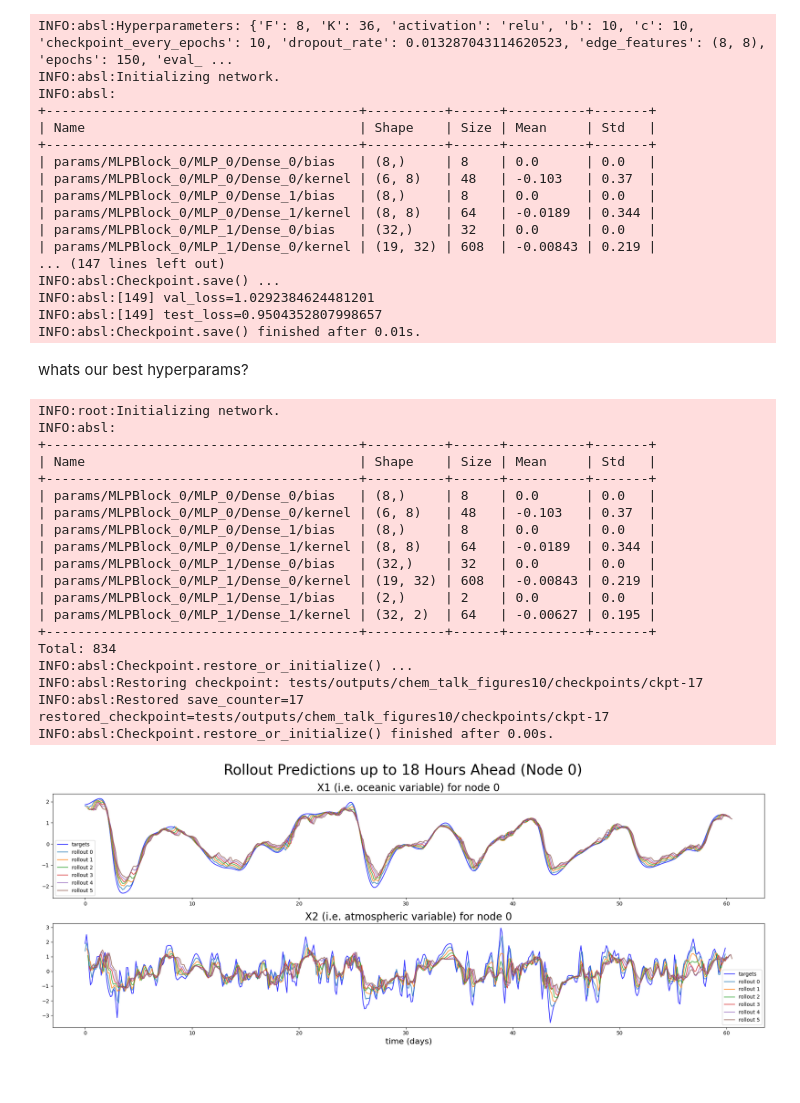
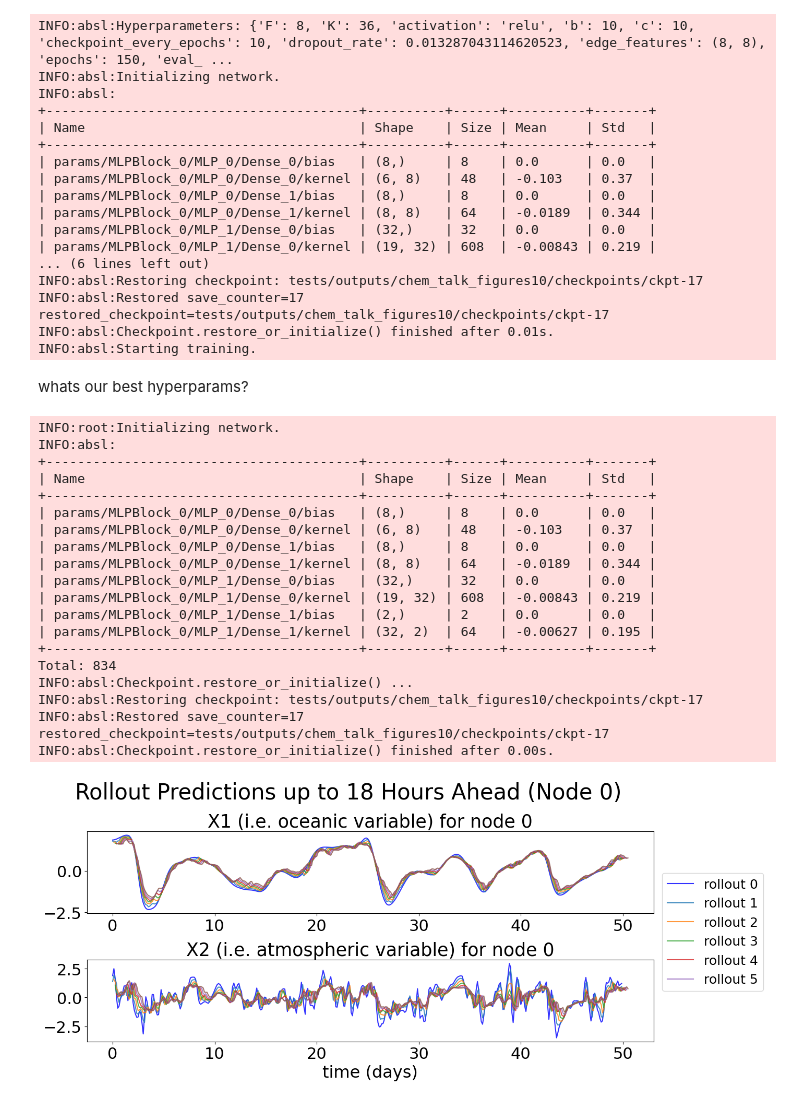
Before and after one commit to miamirabelli/lorenzGNN, a Jupyter notebook: chem_talk_figures.ipynb, the cells around one changed output. Saved outputs shown, nothing was run; the diff lists cells and outputs as text; code cells hidden in the pictures.

```diff
--- a/chem_talk_figures.ipynb
+++ b/chem_talk_figures.ipynb
@@ -47,7 +47,7 @@ config.b=10
 config.h=1
 config.seed=50
 config.normalize=True
-config.fully_connected_edges=False
+config.fully_connected_edges=5
 
 # Optimizer.
 config.optimizer = 'sgd'
@@ -114,11 +105,11 @@ INFO:absl:
 | params/MLPBlock_0/MLP_0/Dense_1/kernel | (8, 8)   | 64   | -0.0189  | 0.344 |
 | params/MLPBlock_0/MLP_1/Dense_0/bias   | (32,)    | 32   | 0.0      | 0.0   |
 | params/MLPBlock_0/MLP_1/Dense_0/kernel | (19, 32) | 608  | -0.00843 | 0.219 |
-... (147 lines left out)
-INFO:absl:Checkpoint.save() ...
-INFO:absl:[149] val_loss=1.0292384624481201
-INFO:absl:[149] test_loss=0.9504352807998657
-INFO:absl:Checkpoint.save() finished after 0.01s.
+... (6 lines left out)
+INFO:absl:Restoring checkpoint: tests/outputs/chem_talk_figures10/checkpoints/ckpt-17
+INFO:absl:Restored save_counter=17 restored_checkpoint=tests/outputs/chem_talk_figures10/checkpoints/ckpt-17
+INFO:absl:Checkpoint.restore_or_initialize() finished after 0.01s.
+INFO:absl:Starting training.
 # %% [markdown]
 whats our best hyperparams?
 # %%
@@ -225,16 +216,16 @@ def plot_predictions_multirollout(
     t_days = steps * config.timestep_duration * 5 / config.time_resolution
 
     # set up plot
-    fig, (ax0, ax1) = plt.subplots(2, 1, figsize=(20, 8))
+    fig, (ax0, ax1) = plt.subplots(2, 1, figsize=(12, 6))
     if title == '':
-        fig.suptitle(f"{plot_mode} predictions for node {node}", size=28)
+        fig.suptitle(f"{plot_mode} predictions for node {node}", size=35)
     else:
-        fig.suptitle(title, size=28)
+        fig.suptitle(title, size=30)
     ax0.set_title("X1 (i.e. oceanic variable) for node {}".format(node),
-                  size=20)
+                  size=25)
     ax1.set_title("X2 (i.e. atmospheric variable) for node {}".format(node),
-                  size=20)
-    plt.xlabel('time (days)', size=16)
+                  size=25)
+    plt.xlabel('time (days)', size=23)
 
     # plot rollout targets
     ax0.plot(
@@ -252,6 +243,7 @@ def plot_predictions_multirollout(
         c='blue')
 
     # plot predictions
+    labels = ['rollout 0', 'rollout 1', 'rollout 2', 'rollout 3', 'rollout 4', 'rollout 5']
     for i in range(config.output_steps):
         rollout_steps = np.arange(i, plot_count + i)
         t_days_rollout = rollout_steps * config.timestep_duration * 5 / config.time_resolution
@@ -260,48 +252,48 @@ def plot_predictions_multirollout(
             node_preds_all_rollouts[:, i, 0],
             # s=5,
             alpha=0.8,
-            label=f'rollout {i}')
+            label=labels[i])
+        ax0.tick_params(labelsize=22)
         ax1.plot(
             t_days_rollout,
             node_preds_all_rollouts[:, i, 1],
             # s=5,
-            alpha=0.8,
-            label=f'rollout {i}')
+            alpha=0.8)
+        ax1.tick_params(labelsize=22)
 
-    ax0.legend()
-    ax1.legend()
+    fig.legend(labels, bbox_to_anchor=(0.99, 0.5), loc="center left", fontsize = 18) # labels, loc='lower center')
     fig.tight_layout()
     fig.show()
 # %%
 plot_predictions_multirollout(
     config=config,
     workdir=workdir,
     node=0,
     plot_mode='test',
     datasets=datasets,
-    plot_days=60,
+    plot_days=50,
     title='Rollout Predictions up to 18 Hours Ahead (Node 0)')
 # %% [output]
 INFO:root:Initializing network.
 INFO:absl:
 +----------------------------------------+----------+------+----------+-------+
 | Name                                   | Shape    | Size | Mean     | Std   |
 +----------------------------------------+----------+------+----------+-------+
 | params/MLPBlock_0/MLP_0/Dense_0/bias   | (8,)     | 8    | 0.0      | 0.0   |
 | params/MLPBlock_0/MLP_0/Dense_0/kernel | (6, 8)   | 48   | -0.103   | 0.37  |
 | params/MLPBlock_0/MLP_0/Dense_1/bias   | (8,)     | 8    | 0.0      | 0.0   |
 | params/MLPBlock_0/MLP_0/Dense_1/kernel | (8, 8)   | 64   | -0.0189  | 0.344 |
 | params/MLPBlock_0/MLP_1/Dense_0/bias   | (32,)    | 32   | 0.0      | 0.0   |
 | params/MLPBlock_0/MLP_1/Dense_0/kernel | (19, 32) | 608  | -0.00843 | 0.219 |
 | params/MLPBlock_0/MLP_1/Dense_1/bias   | (2,)     | 2    | 0.0      | 0.0   |
 | params/MLPBlock_0/MLP_1/Dense_1/kernel | (32, 2)  | 64   | -0.00627 | 0.195 |
 +----------------------------------------+----------+------+----------+-------+
 Total: 834
 INFO:absl:Checkpoint.restore_or_initialize() ...
 INFO:absl:Restoring checkpoint: tests/outputs/chem_talk_figures10/checkpoints/ckpt-17
 INFO:absl:Restored save_counter=17 restored_checkpoint=tests/outputs/chem_talk_figures10/checkpoints/ckpt-17
 INFO:absl:Checkpoint.restore_or_initialize() finished after 0.00s.
-[figure, old version]
+[figure, new version]
 # %%
 def load_model_with_checkpoint(config, workdir, ckpt_path, datasets):
     # Create and initialize the network.
```
Also changed, not shown: parts of 5 cells of this notebook, 9 other files.
